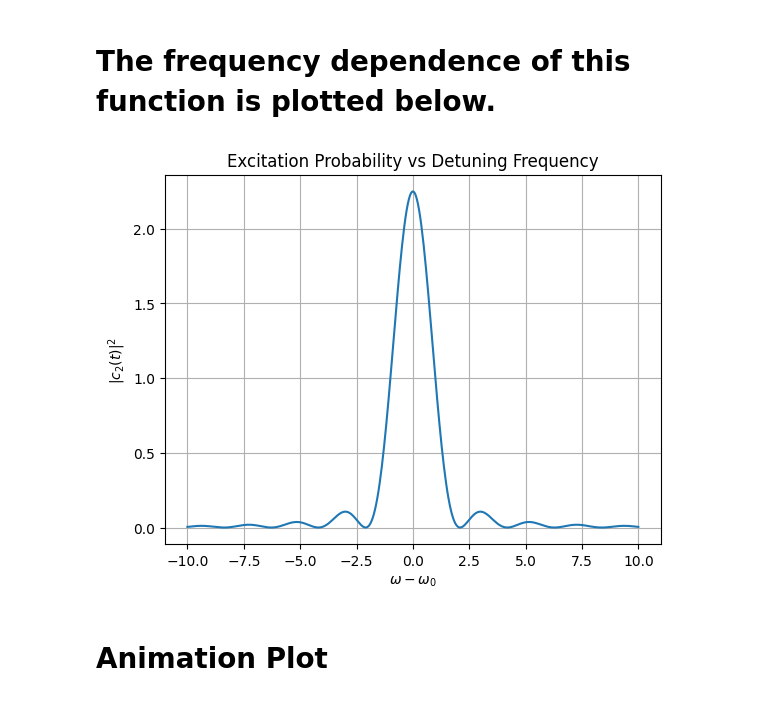
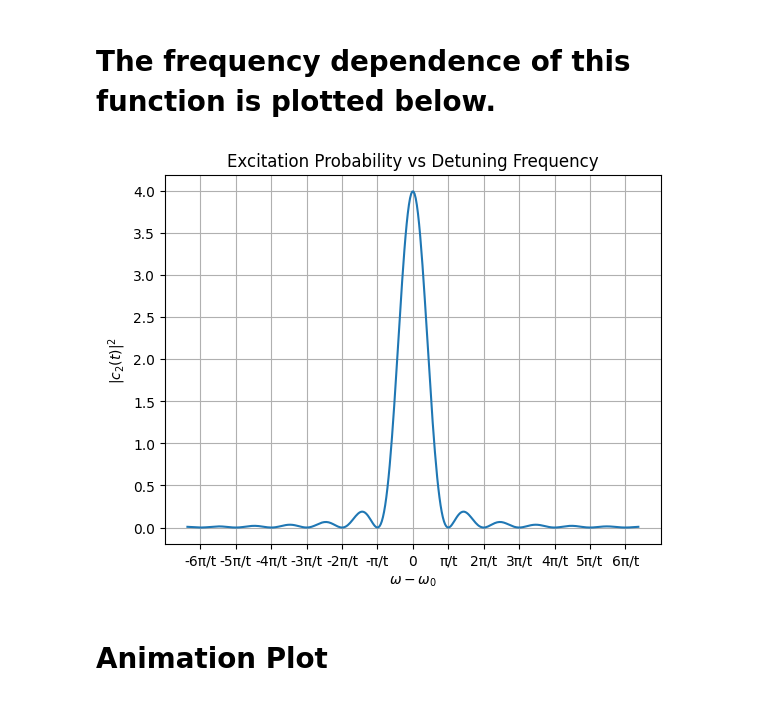
Before and after one commit to mdiaz46/AllPhysics, a Jupyter notebook: Excitation_Probability.ipynb, the cells around one changed output. Cells and saved outputs as stored; diff of their text form; code cells hidden in the pictures.

```diff
--- a/Excitation_Probability.ipynb
+++ b/Excitation_Probability.ipynb
@@ -137,7 +196,7 @@ def excitation_probability(Omega, delta_omega, t):
 # Example usage:
 Omega = 1.0                      # Rabi frequency
 delta_omega_range = np.linspace(-10, 10, 400)  # Range of detuning frequencies (ω - ω0)
-t = 3.0                          # Interaction time
+t = 4.0                          # Interaction time
 # %% [markdown]
 # The frequency dependence of this function is plotted below.
 # %%
@@ -145,13 +204,20 @@ excitation_probabilities = [excitation_probability(Omega, delta_omega, t) for de
 # %%
 # Plotting the results:
 plt.plot(delta_omega_range, excitation_probabilities)
 plt.title("Excitation Probability vs Detuning Frequency")
+
+
+# Set x and y axis labels
 plt.xlabel(r'$\omega - \omega_0$')
 plt.ylabel(r'$|c_2(t)|^2$')
 plt.grid(True)
+
+# Adding x ticks from -6π to 6π
+plt.xticks([i * (2 * 3.14159 / t) for i in range(-6, 7)], ['-6π/t', '-5π/t', '-4π/t', '-3π/t', '-2π/t', '-π/t', '0', 'π/t', '2π/t', '3π/t', '4π/t', '5π/t', '6π/t'])
+
 plt.show()
 # %% [output]
-[figure, old version]
+[figure, new version]
 # %% [markdown]
 # Animation Plot
 # %%
```
Also changed, not shown: parts of 2 cells of this notebook.
